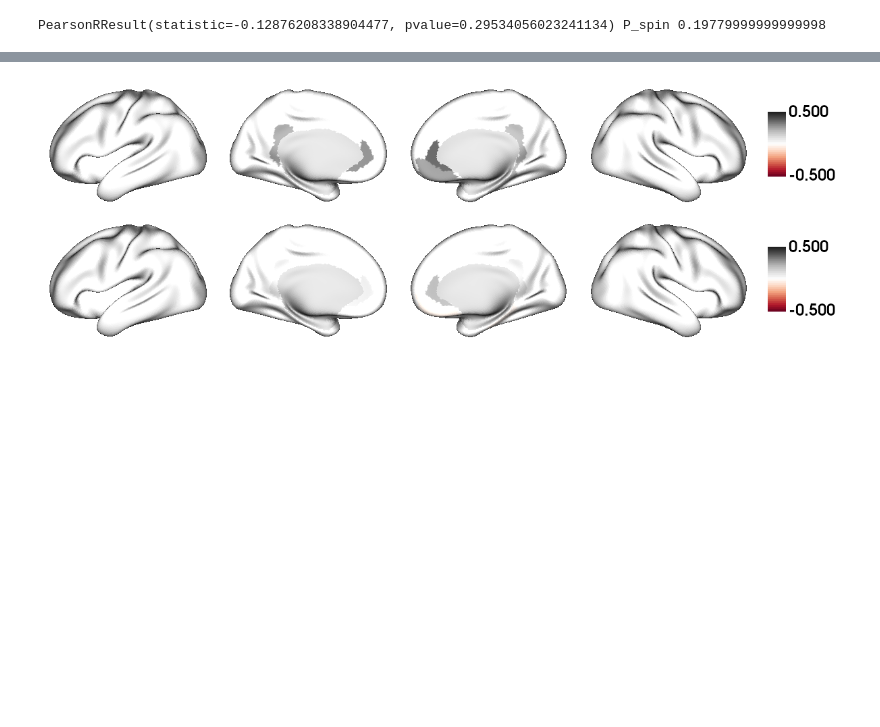
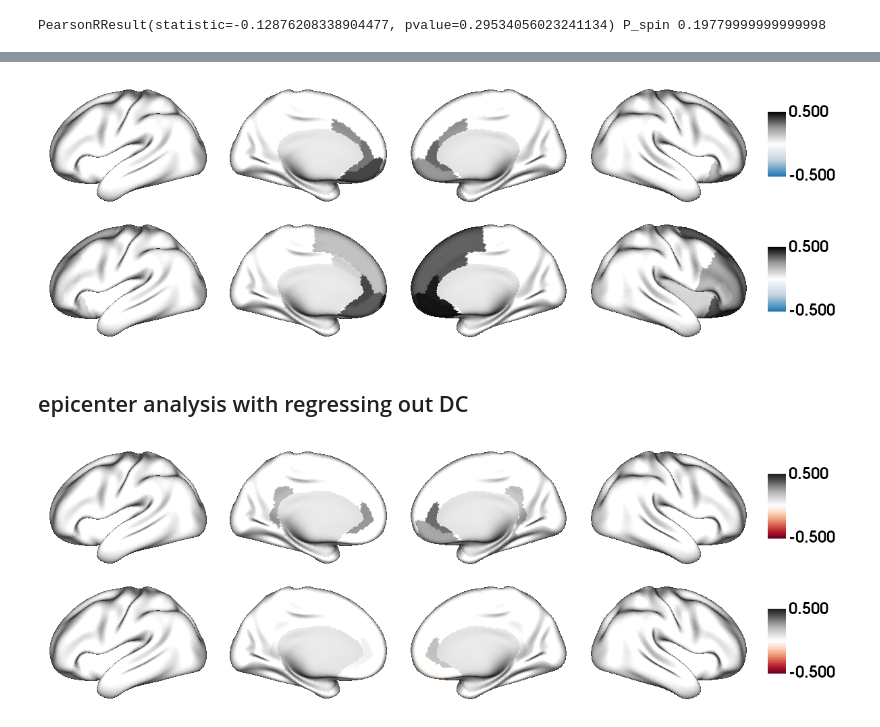
Before and after one commit to wanb-psych/schizotypy4Matthias, a Jupyter notebook: visualization.ipynb, the cells around one changed output, grey strips where cells are left out. Saved outputs shown, nothing was run; the diff lists cells and outputs as text; code cells hidden in the pictures; blank space fills up the shorter version.

```diff
--- a/visualization.ipynb
+++ b/visualization.ipynb
@@ -60,0 +90,12 @@ PearsonRResult(statistic=-0.12876208338904477, pvalue=0.29534056023241134) P_spi
+# %%
+sc_epi_pos = run_single_epicenter_with_network_nulls(
+    pos, sc68,
+    n_nulls=1000,     # number of null models
+    density=0.15     # backbone density for rewiring
+)
+# %%
+sc_epi_neg = run_single_epicenter_with_network_nulls(
+    neg, sc68,
+    n_nulls=1000,      # number of null models
+    density=0.15     # backbone density for rewiring
+)
@@ -61 +128,20 @@ PearsonRResult(statistic=-0.12876208338904477, pvalue=0.29534056023241134) P_spi
+# %%
+tmp1 = np.array(sc_epi_pos['per_node_r'])
+tmp1[np.array(sc_epi_pos['per_node_p']) > 0.05] = 0
+tmp2 = np.array(sc_epi_neg['per_node_r'])
+tmp2[np.array(sc_epi_neg['per_node_p']) > 0.05] = 0
+tmp = [tmp1, tmp2]
+plot = [None] * len(tmp)
+for i in range(len(tmp)):
+  plot[i] = dk68.copy()
+  for j in range(68):
+    plot[i][dk68==j+1] = tmp[i][j]
+  plot[i][schaefer100==0] = np.nan
+
+fp.plot_surface(data=plot, size=(1200,200*len(tmp)), cmap=blue_grey_cmap, color_range=(-0.5,0.5),
+                display=True, filename='./sc_epicenter_networknull_dk68.png')
+# %% [output]
+[figure, added]
+# %% [markdown]
+## epicenter analysis with regressing out DC
 # %%
```
Also changed, not shown: parts of 11 cells of this notebook, 1 other file.
